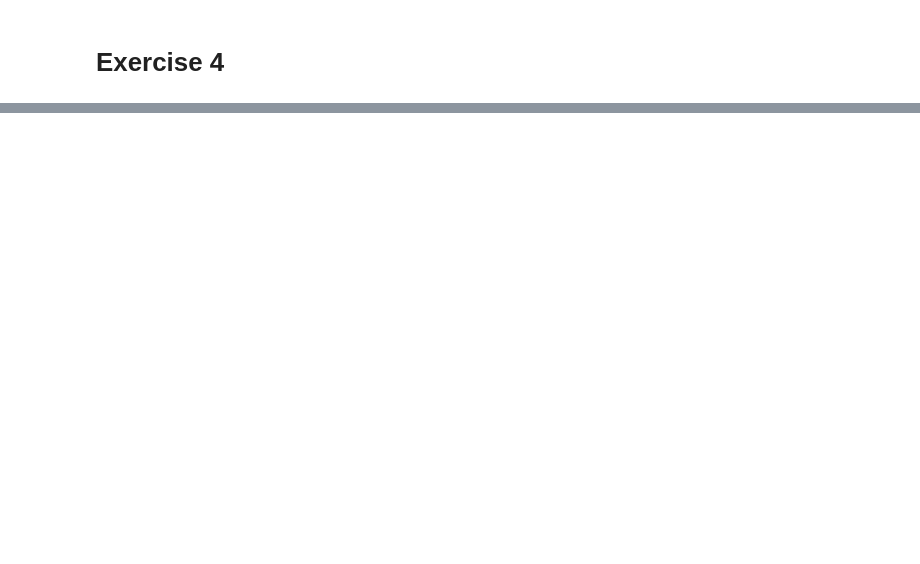
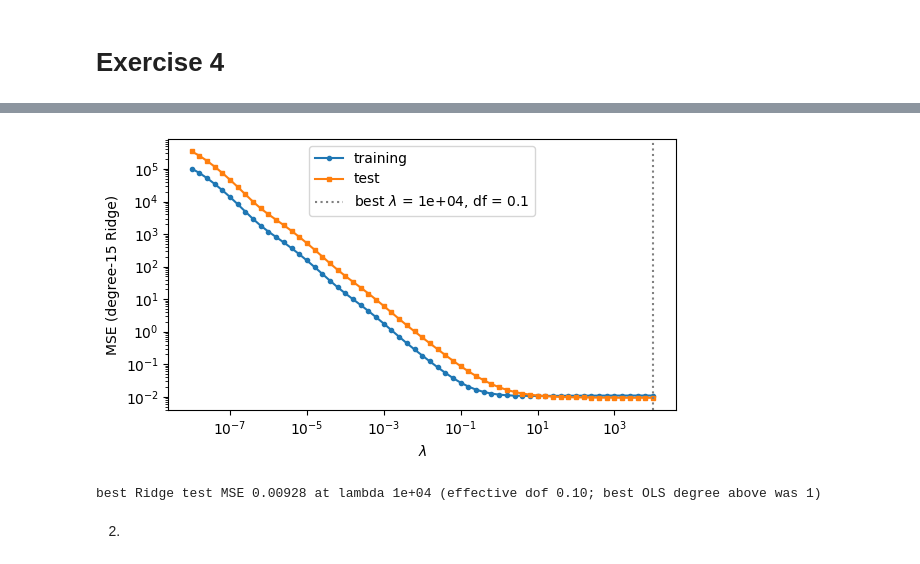
Before and after one commit to viktokr/FYS_STK4155-ukesoppgaver, a Jupyter notebook: VIK_ukesoppgaver35.ipynb, the cells around one changed output, grey strips where cells are left out. Drawn from its saved outputs; the diff is of its cells as text; code cells hidden in the pictures; blank space fills up the shorter version.

```diff
--- a/VIK_ukesoppgaver35.ipynb
+++ b/VIK_ukesoppgaver35.ipynb
@@ -272,0 +314,43 @@ Discussion of result:
+# %%
+# defining ridge through SVD solver
+def ridge_svd(X, y, lmbda):
+    """Ridge through the SVD: sum_i sigma_i/(sigma_i^2 + lambda) (u_i . y) v_i.
+
+    Solves min ||y - X theta||^2 + lambda ||theta||^2  (no 1/n factor).
+    """
+    U, s, Vt = np.linalg.svd(X, full_matrices=False)
+    return Vt.T @ (s / (s**2 + lmbda) * (U.T @ y))
+# %%
+d = 15
+Xtr = np.vander(x_train.flatten(), d + 1, increasing=True)
+Xte = np.vander(x_test.flatten(),  d + 1, increasing=True)
+# standardise (fit on training data only!), centre y
+mu, sd = Xtr[:, 1:].mean(axis=0), Xtr[:, 1:].std(axis=0)
+Xtr_s, Xte_s = (Xtr[:, 1:] - mu) / sd, (Xte[:, 1:] - mu) / sd
+ym = y_train.mean()
+
+lambdas = np.logspace(-8, 4, 61)
+mse_tr_r, mse_te_r, dfs = [], [], []
+s = np.linalg.svd(Xtr_s, compute_uv=False)
+for l in lambdas:
+    theta = ridge_svd(Xtr_s, y_train - ym, l)
+    mse_tr_r.append(MSE(y_train, ym + Xtr_s @ theta))
+    mse_te_r.append(MSE(y_test,  ym + Xte_s @ theta))
+    dfs.append(np.sum(s**2 / (s**2 + l)))          # effective dof
+
+best = int(np.argmin(mse_te_r))
+plt.figure(figsize=(6, 3.5))
+plt.plot(lambdas, mse_tr_r, "o-", ms=3, label="training")
+plt.plot(lambdas, mse_te_r, "s-", ms=3, label="test")
+plt.axvline(lambdas[best], color="gray", ls=":",
+            label=rf"best $\lambda$ = {lambdas[best]:.2g}, df = {dfs[best]:.1f}")
+plt.xscale("log"); plt.yscale("log")
+plt.xlabel(r"$\lambda$"); plt.ylabel("MSE (degree-15 Ridge)"); plt.legend()
+plt.tight_layout(); plt.show()
+print(f"best Ridge test MSE {mse_te_r[best]:.5f} at lambda {lambdas[best]:.3g} "
+      f"(effective dof {dfs[best]:.2f}; best OLS degree above was {best_d})")
+# %% [output]
+[figure, added]
+best Ridge test MSE 0.00928 at lambda 1e+04 (effective dof 0.10; best OLS degree above was 1)
+# %% [markdown]
+2.
```
Also changed, not shown: parts of 7 cells of this notebook.
